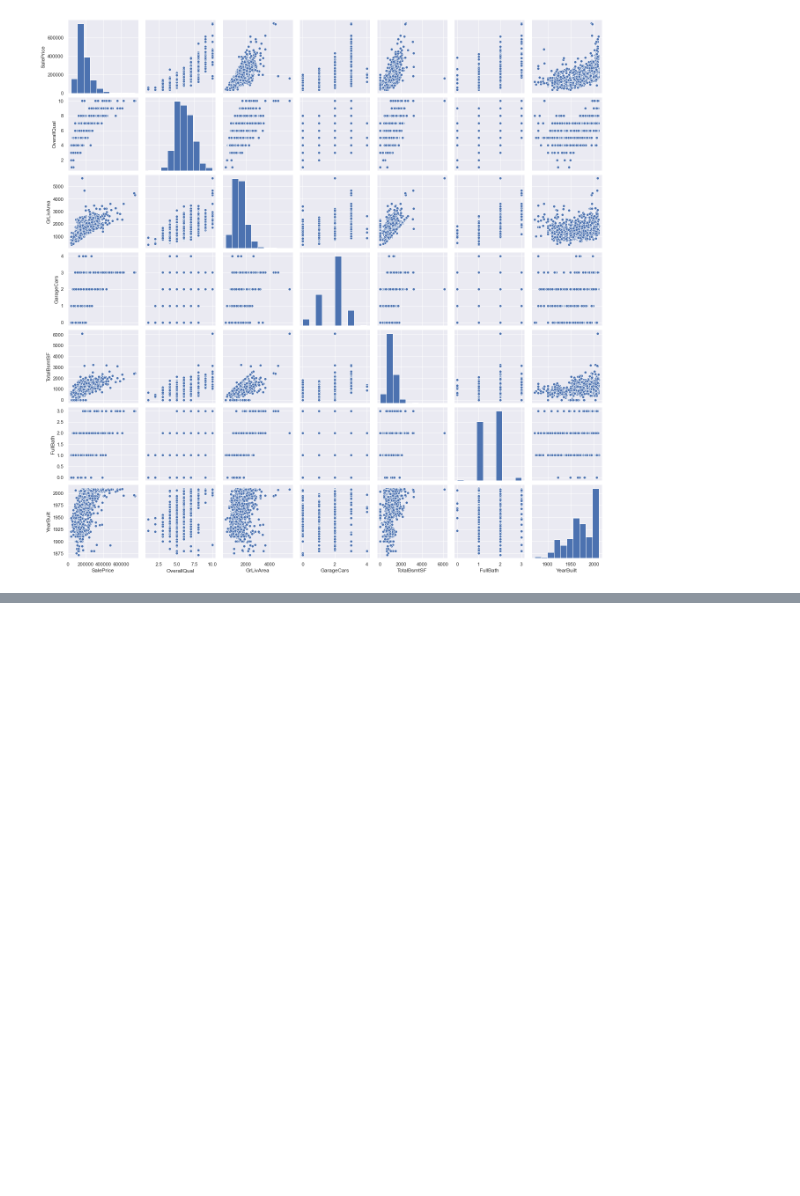
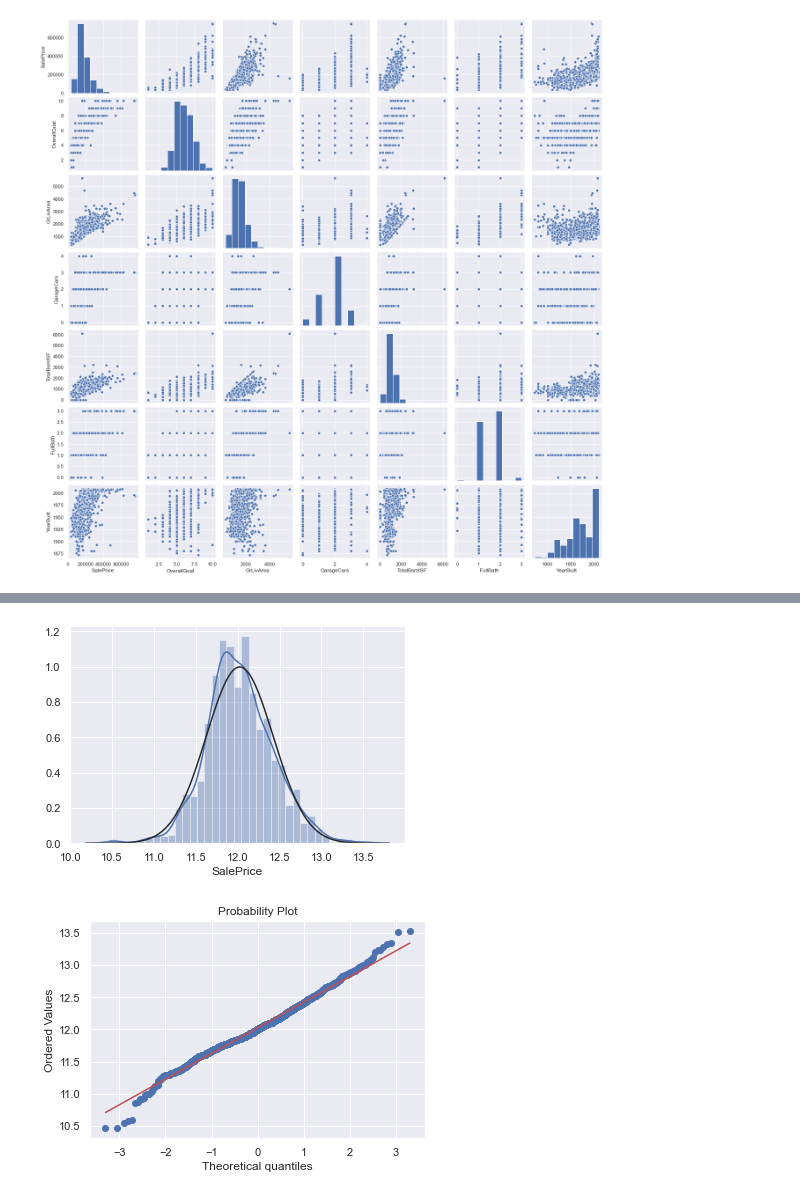
Before and after one commit to BouzCS/ML_basic_projects, a Jupyter notebook: DataEDA.ipynb, the cells around one changed output, grey strips where cells are left out. Saved outputs shown, nothing was run; the diff lists cells and outputs as text; code cells hidden in the pictures; blank space fills up the shorter version.

```diff
--- a/DataEDA.ipynb
+++ b/DataEDA.ipynb
@@ -82,0 +143,11 @@ plt.show();
+# %%
+#applying log transformation
+df['SalePrice'] = np.log1p(df['SalePrice'])
+
+#transformed histogram and normal probability plot
+sns.distplot(df['SalePrice'], fit=norm);
+fig = plt.figure()
+res = stats.probplot(df['SalePrice'], plot=plt)
+# %% [output]
+[figure, added]
+[figure, added]
```
Also changed, not shown: parts of 15 cells of this notebook, 1 other file.
